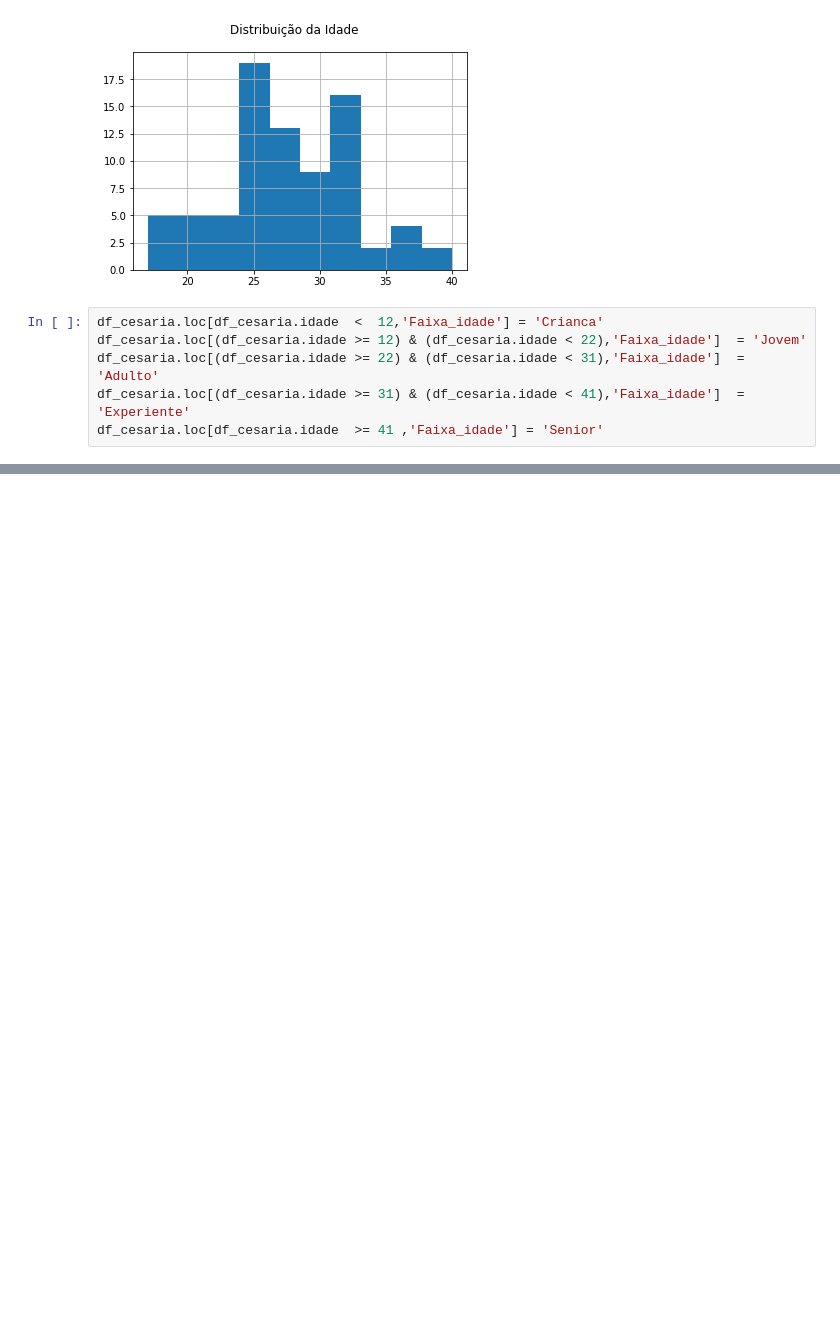
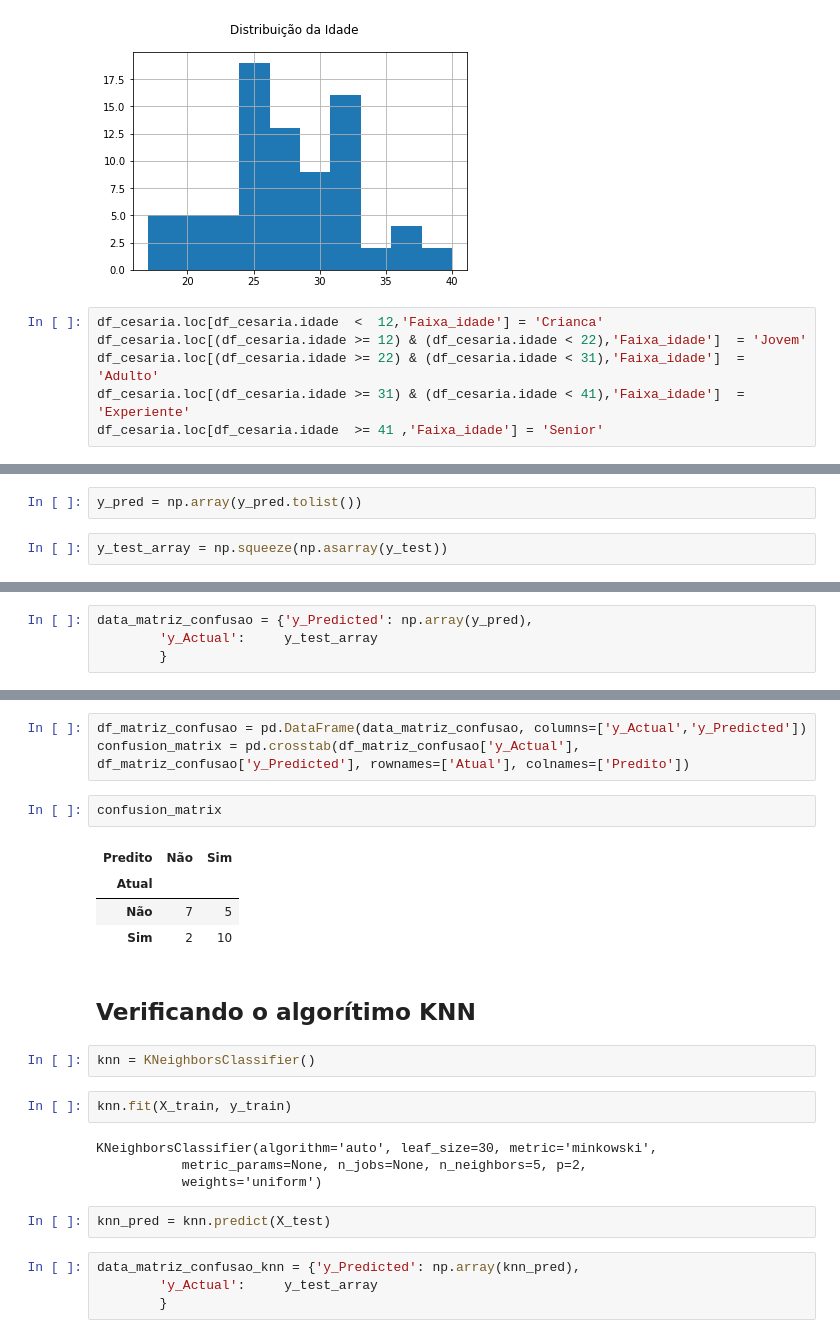
Before and after one commit to nocyamribeiro/DataMiningTrab, a Jupyter notebook: cesariana_predict.ipynb, the cells around one changed output, grey strips where cells are left out. Saved outputs shown, nothing was run; the diff lists cells and outputs as text; blank space fills up the shorter version.

```diff
--- a/cesariana_predict.ipynb
+++ b/cesariana_predict.ipynb
@@ -140,0 +164,4 @@ df_cesaria.loc[df_cesaria.Cesariana  ==  1,'Cesariana_desc'] = 'Sim'
+# %%
+y_pred = np.array(y_pred.tolist())
+# %%
+y_test_array = np.squeeze(np.asarray(y_test))
@@ -140,0 +174,4 @@ df_cesaria.loc[df_cesaria.Cesariana  ==  1,'Cesariana_desc'] = 'Sim'
+# %%
+data_matriz_confusao = {'y_Predicted': np.array(y_pred),
+        'y_Actual':     y_test_array
+        }
@@ -140,0 +187,26 @@ df_cesaria.loc[df_cesaria.Cesariana  ==  1,'Cesariana_desc'] = 'Sim'
+# %%
+df_matriz_confusao = pd.DataFrame(data_matriz_confusao, columns=['y_Actual','y_Predicted'])
+confusion_matrix = pd.crosstab(df_matriz_confusao['y_Actual'], df_matriz_confusao['y_Predicted'], rownames=['Atual'], colnames=['Predito'])
+# %%
+confusion_matrix
+# %% [output]
+| Predito | Não | Sim |
+| Atual |  |  |
+| Não | 7 | 5 |
+| Sim | 2 | 10 |
+# %% [markdown]
+## Verificando o algorítimo KNN ##
+# %%
+knn = KNeighborsClassifier()
+# %%
+knn.fit(X_train, y_train)
+# %% [output]
+KNeighborsClassifier(algorithm='auto', leaf_size=30, metric='minkowski',
+           metric_params=None, n_jobs=None, n_neighbors=5, p=2,
+           weights='uniform')
+# %%
+knn_pred = knn.predict(X_test)
+# %%
+data_matriz_confusao_knn = {'y_Predicted': np.array(knn_pred),
+        'y_Actual':     y_test_array
+        }
```
Also changed, not shown: parts of 33 cells of this notebook.
